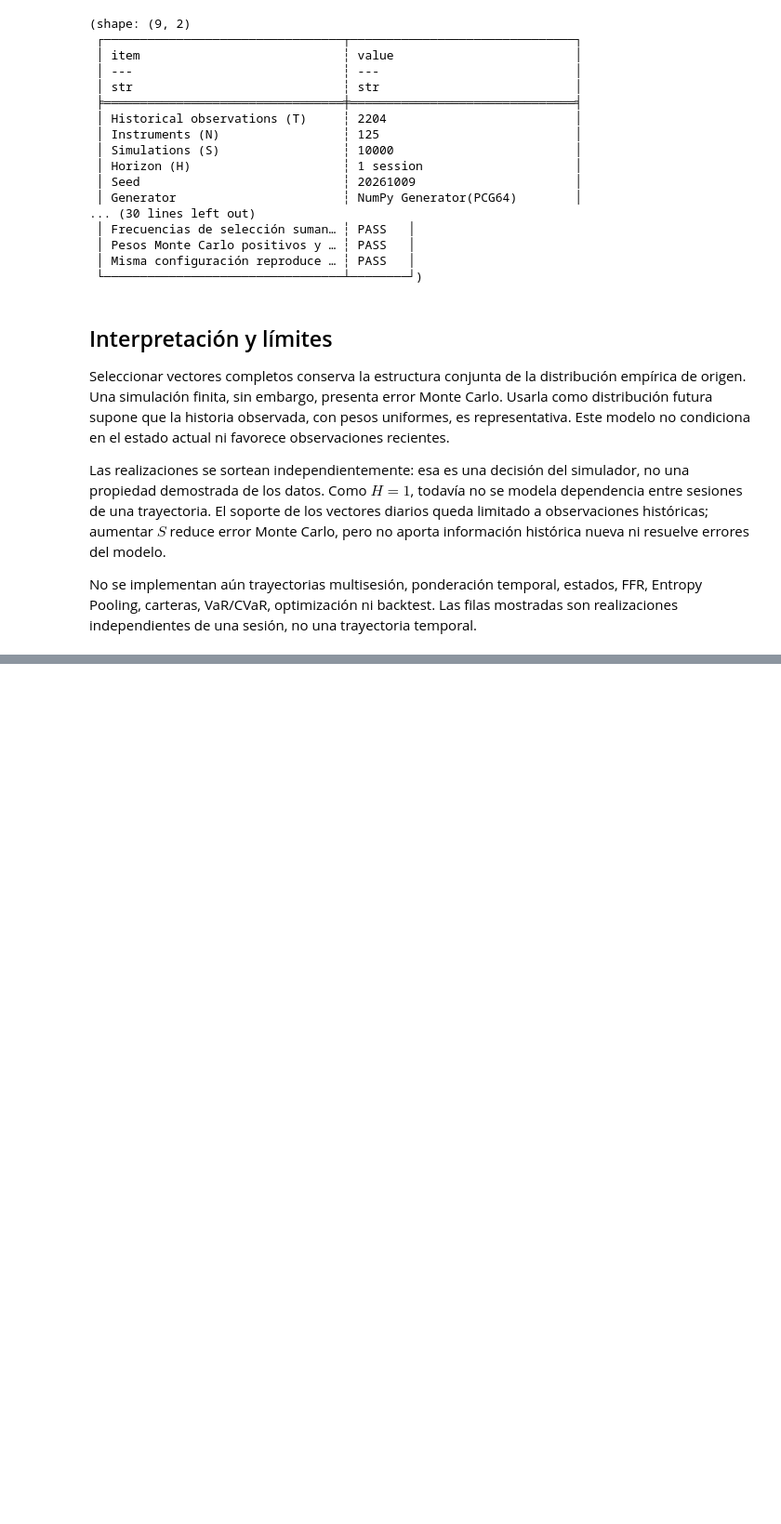
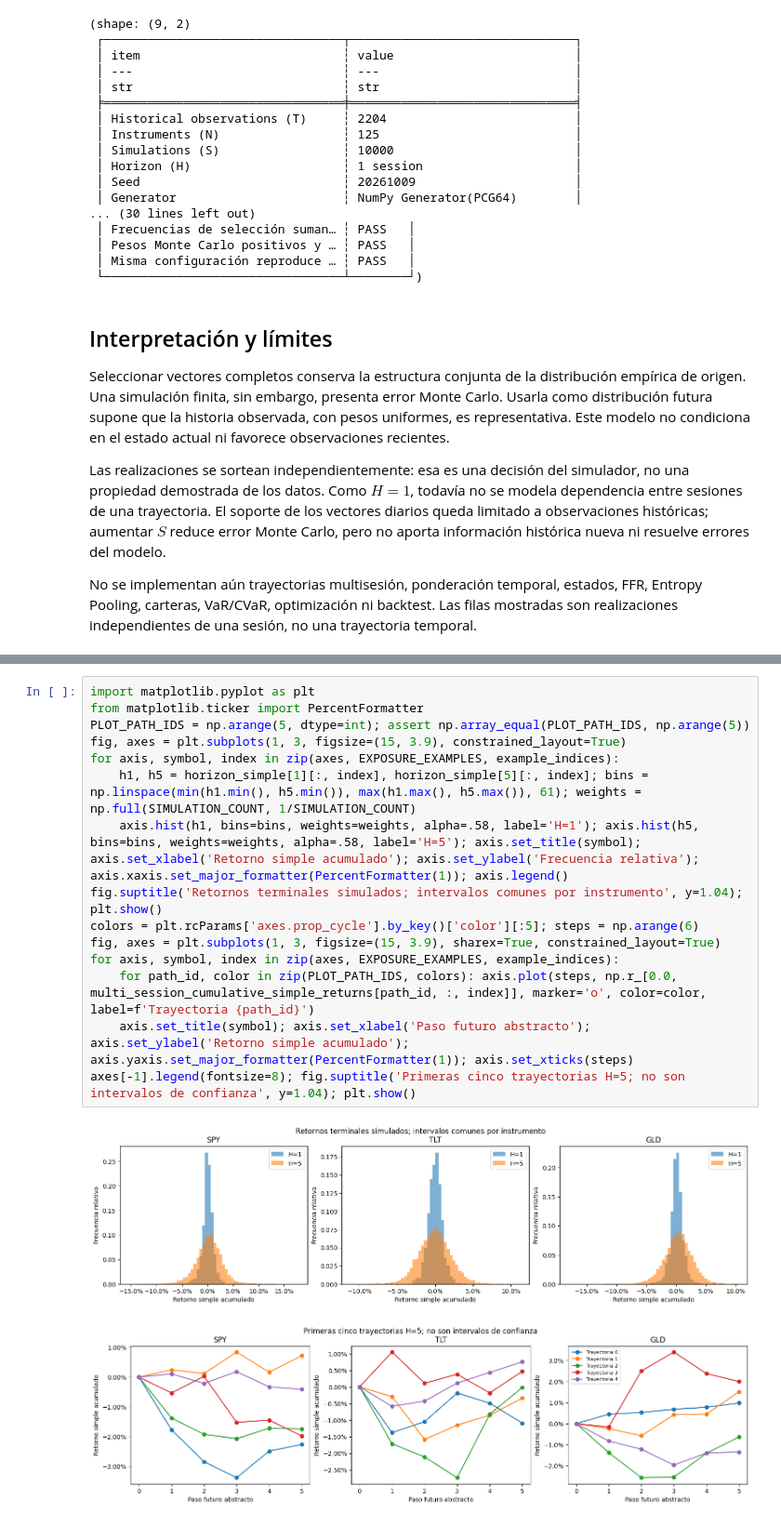
Before and after one commit to ADRIANVM117/data-science-portfolio, a Jupyter notebook: scenario-portfolio-lab/notebooks/03_joint_resampling.ipynb, the cells around one changed output, grey strips where cells are left out. Shown at 93% size. Saved outputs shown, nothing was run; the diff lists cells and outputs as text; blank space fills up the shorter version.

```diff
--- a/scenario-portfolio-lab/notebooks/03_joint_resampling.ipynb
+++ b/scenario-portfolio-lab/notebooks/03_joint_resampling.ipynb
@@ -245,0 +395,18 @@ No se implementan aún trayectorias multisesión, ponderación temporal, estados
+# %%
+import matplotlib.pyplot as plt
+from matplotlib.ticker import PercentFormatter
+PLOT_PATH_IDS = np.arange(5, dtype=int); assert np.array_equal(PLOT_PATH_IDS, np.arange(5))
+fig, axes = plt.subplots(1, 3, figsize=(15, 3.9), constrained_layout=True)
+for axis, symbol, index in zip(axes, EXPOSURE_EXAMPLES, example_indices):
+    h1, h5 = horizon_simple[1][:, index], horizon_simple[5][:, index]; bins = np.linspace(min(h1.min(), h5.min()), max(h1.max(), h5.max()), 61); weights = np.full(SIMULATION_COUNT, 1/SIMULATION_COUNT)
+    axis.hist(h1, bins=bins, weights=weights, alpha=.58, label='H=1'); axis.hist(h5, bins=bins, weights=weights, alpha=.58, label='H=5'); axis.set_title(symbol); axis.set_xlabel('Retorno simple acumulado'); axis.set_ylabel('Frecuencia relativa'); axis.xaxis.set_major_formatter(PercentFormatter(1)); axis.legend()
+fig.suptitle('Retornos terminales simulados; intervalos comunes por instrumento', y=1.04); plt.show()
+colors = plt.rcParams['axes.prop_cycle'].by_key()['color'][:5]; steps = np.arange(6)
+fig, axes = plt.subplots(1, 3, figsize=(15, 3.9), sharex=True, constrained_layout=True)
+for axis, symbol, index in zip(axes, EXPOSURE_EXAMPLES, example_indices):
+    for path_id, color in zip(PLOT_PATH_IDS, colors): axis.plot(steps, np.r_[0.0, multi_session_cumulative_simple_returns[path_id, :, index]], marker='o', color=color, label=f'Trayectoria {path_id}')
+    axis.set_title(symbol); axis.set_xlabel('Paso futuro abstracto'); axis.set_ylabel('Retorno simple acumulado'); axis.yaxis.set_major_formatter(PercentFormatter(1)); axis.set_xticks(steps)
+axes[-1].legend(fontsize=8); fig.suptitle('Primeras cinco trayectorias H=5; no son intervalos de confianza', y=1.04); plt.show()
+# %% [output]
+[figure, added]
+[figure, added]
```
Also changed, not shown: parts of 19 cells of this notebook.
